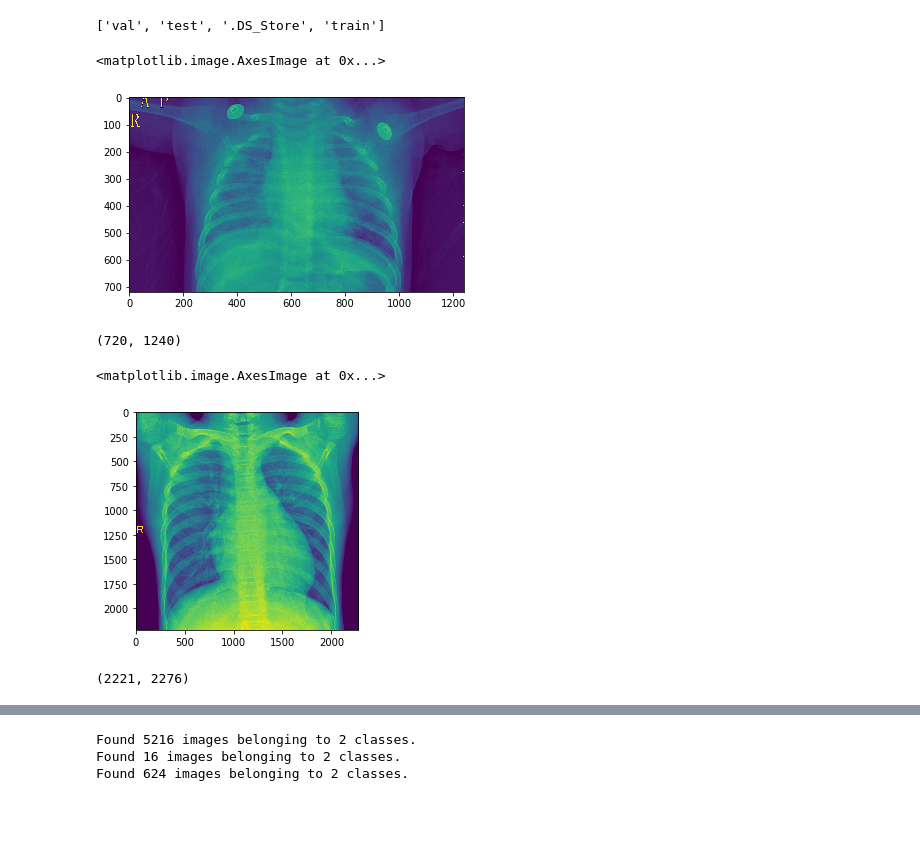
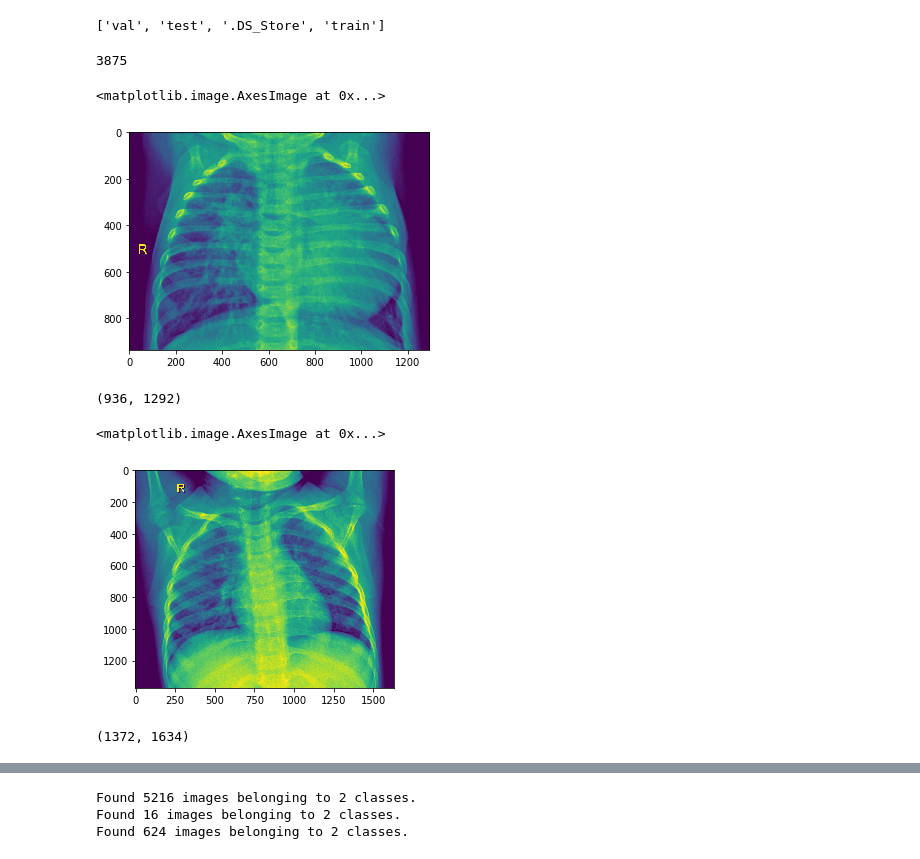
Before and after one commit to kylelee417/AI_Data_Science_Portfolio, a Jupyter notebook: chest_pneumonia.ipynb, the cells around one changed output, grey strips where cells are left out. Cells and saved outputs as stored; diff of their text form; code cells hidden in the pictures; blank space fills up the shorter version.

```diff
--- a/chest_pneumonia.ipynb
+++ b/chest_pneumonia.ipynb
@@ -53,24 +49,28 @@ test_path = "/content/gdrive/My Drive/chest_xray/test"
 #Getting all normal and pneumonia images from the folder
 img_pne = glob(train_path+"/PNEUMONIA/*.jpeg")
 img_norm = glob(train_path+"/NORMAL/*.jpeg")
+# %%
+len(img_pne)
+# %% [output]
+3875
 # %%
 #First pnumonia image
-img_pne = np.asarray(plt.imread(img_pne[0]))
-plt.imshow(img_pne)
+img_pne_0 = np.asarray(plt.imread(img_pne[0]))
+plt.imshow(img_pne_0)
 # %% [output]
 <matplotlib.image.AxesImage at 0x...>
-[figure, old version]
+[figure, new version]
 # %%
-img_pne.shape
+img_pne_0.shape
 # %% [output]
-(720, 1240)
+(936, 1292)
 # %%
-img_norm = np.asarray(plt.imread(img_norm[0]))
-plt.imshow(img_norm)
+img_norm_0 = np.asarray(plt.imread(img_norm[0]))
+plt.imshow(img_norm_0)
 # %% [output]
 <matplotlib.image.AxesImage at 0x...>
-[figure, old version]
+[figure, new version]
 # %%
-img_norm.shape
+img_norm_0.shape
 # %% [output]
-(2221, 2276)
+(1372, 1634)
```
Also changed, not shown: parts of 25 cells of this notebook.
